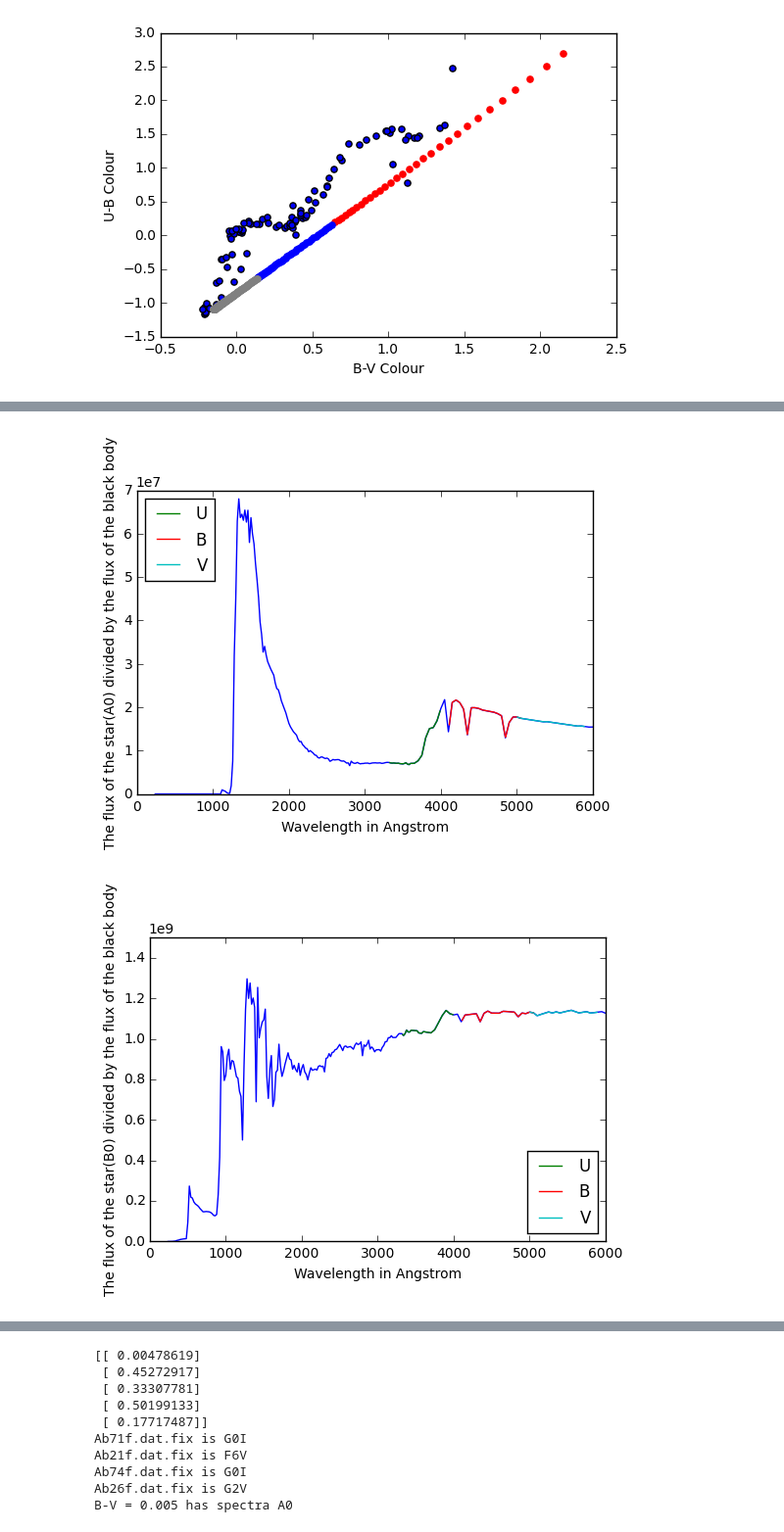
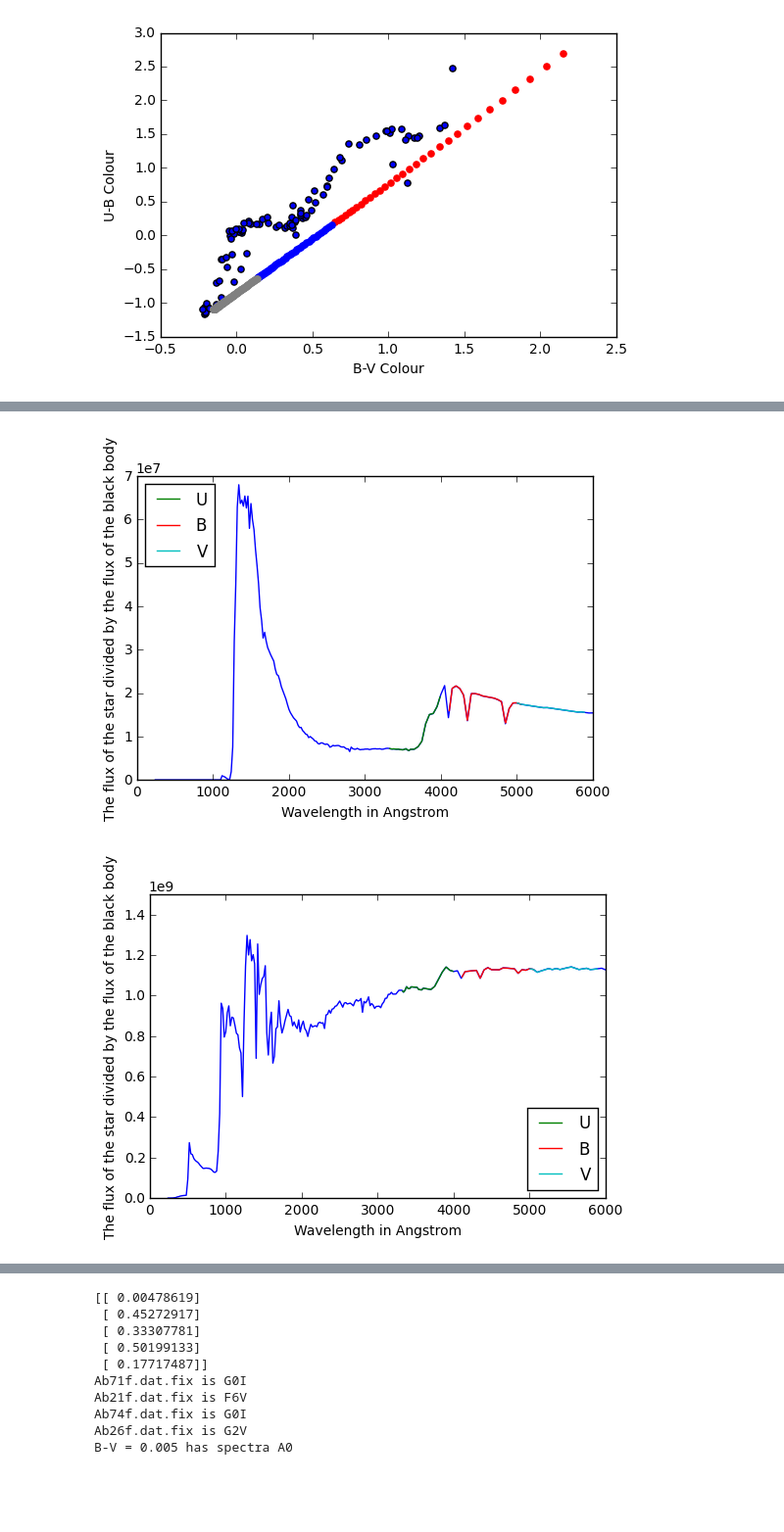
Before and after one commit to DLZRR/AL-OP-2016-2017, a Jupyter notebook: AL&OP 1.ipynb, the cells around one changed output, grey strips where cells are left out. Shown at 98% size. Cells and saved outputs as stored; diff of their text form; code cells hidden in the pictures; blank space fills up the shorter version.

```diff
--- a/AL&OP 1.ipynb
+++ b/AL&OP 1.ipynb
@@ -25,16 +25,16 @@ def calculating(name1, name2, name3):
     #genormaliseerd flux
     #wavelength_and_flux[' flux'] = wavelength_and_flux[' flux']/wavelength_and_flux.sum(axis = 1)
 
-    plot("The name of the star is " + name3 + " and the spectral type is " + type_name + ".", wavelength_and_flux['# wavelength'], wavelength_and_flux[' flux'])
+    print("The name of the star is " + name3 + " and the spectral type is " + type_name + ".")
+    plot( wavelength_and_flux['# wavelength'], wavelength_and_flux[' flux'])
 
-def plot(title, x, y):
+def plot(x, y):
     #function to plot
     plt.plot(x, y)
     plt.yscale("log")
-    plt.ylabel("The log of the flux")
+    plt.ylabel("The ln of the flux")
     plt.xlabel("Wavelength in Angstrom")
     plt.xlim(3000,9000)
-    plt.title(title)
     plt.show()
 
 #Question 1
@@ -190,7 +193,8 @@ for i in spectra['#filename']:
 
     if "I" in type_name:
         if(type_name == " B0I"):
-            plt.plot(B_V[j], U_B[j], color='green', label="B0", marker = "o")
+            plt.plot(B_V[j], U_B[j], color='green', label="B0I", marker = "o")
+            '''
             for i in range(len(T)):
                 if(T[i]<= 5000):
                     plt.scatter(B_VT[i], U_BT[i], color='red')
@@ -198,7 +202,7 @@ for i in spectra['#filename']:
                     plt.scatter(B_VT[i], U_BT[i], color='grey')
                 elif(T[i]> 5000):
                     plt.scatter(B_VT[i], U_BT[i], color='blue')
-
+            '''
         elif(type_name == " G0I"):
             plt.plot(B_V[j], U_B[j],color='grey', label="G0", marker = "o")
 
@@ -214,7 +218,7 @@ for i in spectra['#filename']:
             plt.plot(B_V[j], U_B[j],color='red', label="O5", marker = "o")
 
         elif(type_name == " B0V"):
-            plt.plot(B_V[j], U_B[j],color='green', label="B0", marker = "o")
+            plt.plot(B_V[j], U_B[j],color='green', label="B0V", marker = "o")
 
         elif(type_name == " A0V"):
             if(r == 0):
@@ -235,6 +239,7 @@ for i in spectra['#filename']:
         elif(type_name == " K0V"):
             if(t == 0):
                 plt.plot(B_V[j], U_B[j],color='black', label="K0", marker = "o")
+                '''
                 for i in range(len(T)):
                     if(T[i]<= 5000):
                         plt.scatter(B_VT[i], U_BT[i], color='red')
@@ -242,6 +247,7 @@ for i in spectra['#filename']:
                         plt.scatter(B_VT[i], U_BT[i], color='grey')
                     elif(T[i]> 5000):
                         plt.scatter(B_VT[i], U_BT[i], color='blue')
+                '''
                 plt.legend(loc = 4)
                 t = t + 1
             else:
@@ -327,7 +458,7 @@ for i in spectra['#filename']:
         plt.xlim(0, 6000)
         plt.ylim(0, 1.5e9)
         plt.xlabel("Wavelength in Angstrom")
-        plt.ylabel("The flux of the star(B0) divided by the flux of the black body")
+        plt.ylabel("The flux of the star divided by the flux of the black body")
         plt.legend(loc = 4)
         plt.show()
     elif((type_name == " A0V") and (r == 0)):
@@ -342,7 +473,7 @@ for i in spectra['#filename']:
         plt.xlim(0, 6000)
         plt.ylim(0, 7e7)
         plt.xlabel("Wavelength in Angstrom")
-        plt.ylabel("The flux of the star(A0) divided by the flux of the black body")
+        plt.ylabel("The flux of the star divided by the flux of the black body")
         plt.legend(loc = "upper left")
         plt.show()
         r = r + 1
@@ -352,34 +483,34 @@ for i in spectra['#filename']:
         USpec, Ulam = spectra4(55, lambd_0[0], lambd_delta[0]*2)
         BSpec, Blam = spectra4(55, lambd_0[1], lambd_delta[1]*2)
         VSpec, Vlam = spectra4(55, lambd_0[2], lambd_delta[2]*2)
         plt.plot(Ulam, USpec, label="U")
         plt.plot(Blam, BSpec, label="B")
         plt.plot(Vlam, VSpec, label="V")
         plt.xlim(0, 6000)
         plt.ylim(0, 5e10)
         plt.xlabel("Wavelength in Angstrom")
-        plt.ylabel("The flux of the star(F0) divided by the flux of the black body")
+        plt.ylabel("The flux of the star divided by the flux of the black body")
         plt.legend(loc = "upper left")
         plt.show()
         s = s + 1
     elif((type_name == " G0V") and (t == 0)):
         y, x = fullspectra(43, iets1['# wavelength'], iets1[' flux'])
         plt.plot(x, y)
         USpec, Ulam = spectra4(43, lambd_0[0], lambd_delta[0]*2)
         BSpec, Blam = spectra4(43, lambd_0[1], lambd_delta[1]*2)
         VSpec, Vlam = spectra4(43, lambd_0[2], lambd_delta[2]*2)
         plt.plot(Ulam, USpec, label="U")
         plt.plot(Blam, BSpec, label="B")
         plt.plot(Vlam, VSpec, label="V")
         plt.xlim(0, 6000)
         plt.ylim(0, 3000000)
         plt.xlabel("Wavelength in Angstrom")
-        plt.ylabel("The flux of the star(G0) divided by the flux of the black body")
+        plt.ylabel("The flux of the star divided by the flux of the black body")
         plt.legend(loc = "upper left")
         plt.show()
         t = t + 1
 
     j = j + 1
 # %% [output]
-[figure, old version]
+[figure, new version]
-[figure, old version]
+[figure, new version]
```
Also changed, not shown: parts of 6 cells of this notebook, 1 other file.
